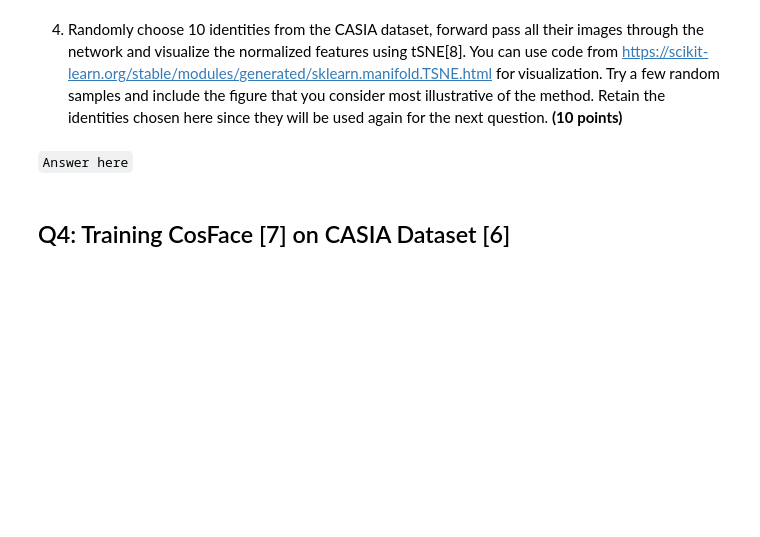
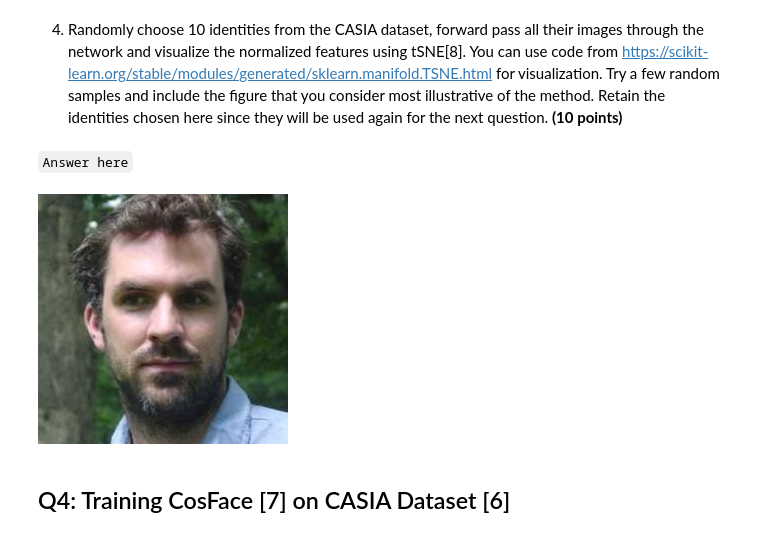
Before and after one commit to devanshuDesai/cse252d-sp21-hw2, a Jupyter notebook: hw2_questions.ipynb, the cells around one changed output. Saved outputs shown, nothing was run; the diff lists cells and outputs as text; code cells hidden in the pictures; blank space fills up the shorter version.

```diff
--- a/hw2_questions.ipynb
+++ b/hw2_questions.ipynb
@@ -178,6 +228,15 @@ y &=& \mathtt{PReLU}(y) \\
 4. Randomly choose 10 identities from the CASIA dataset, forward pass all their images through the network and visualize the normalized features using tSNE[8]. You can use code from https://scikit-learn.org/stable/modules/generated/sklearn.manifold.TSNE.html for visualization. Try a few random samples and include the figure that you consider most illustrative of the method. Retain the identities chosen here since they will be used again for the next question. **(10 points)**
 # %% [markdown]
 ``Answer here``
+# %%
+import glob
+casia_dir = '/datasets/cs252-sp21-A00-public/hw2_data/CASIA-WebFace'
+img_paths = glob.glob(f'{casia_dir}/*/*.jpg')
+# %%
+from PIL import Image
+Image.open(img_paths[2])
+# %% [output]
+[figure, added]
 # %% [markdown]
 ## Q4: Training CosFace [7] on CASIA Dataset [6]
 # %% [markdown]
```
Also changed, not shown: parts of 6 cells of this notebook.
